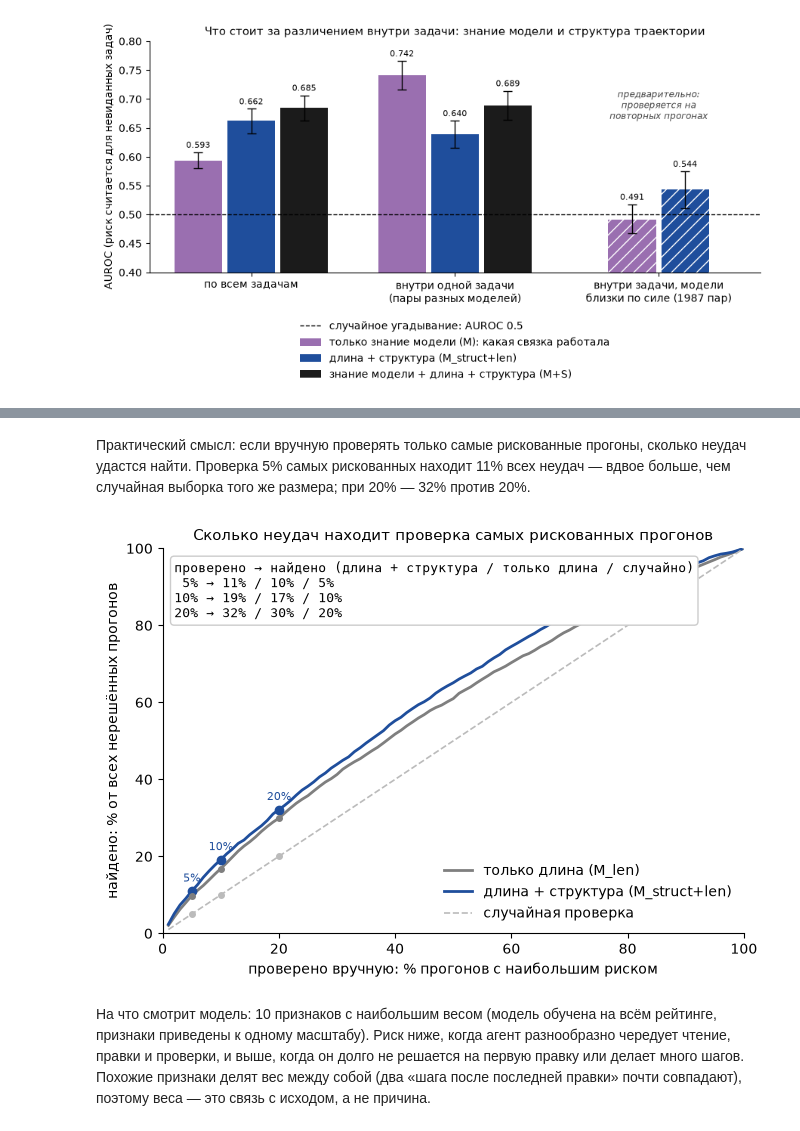
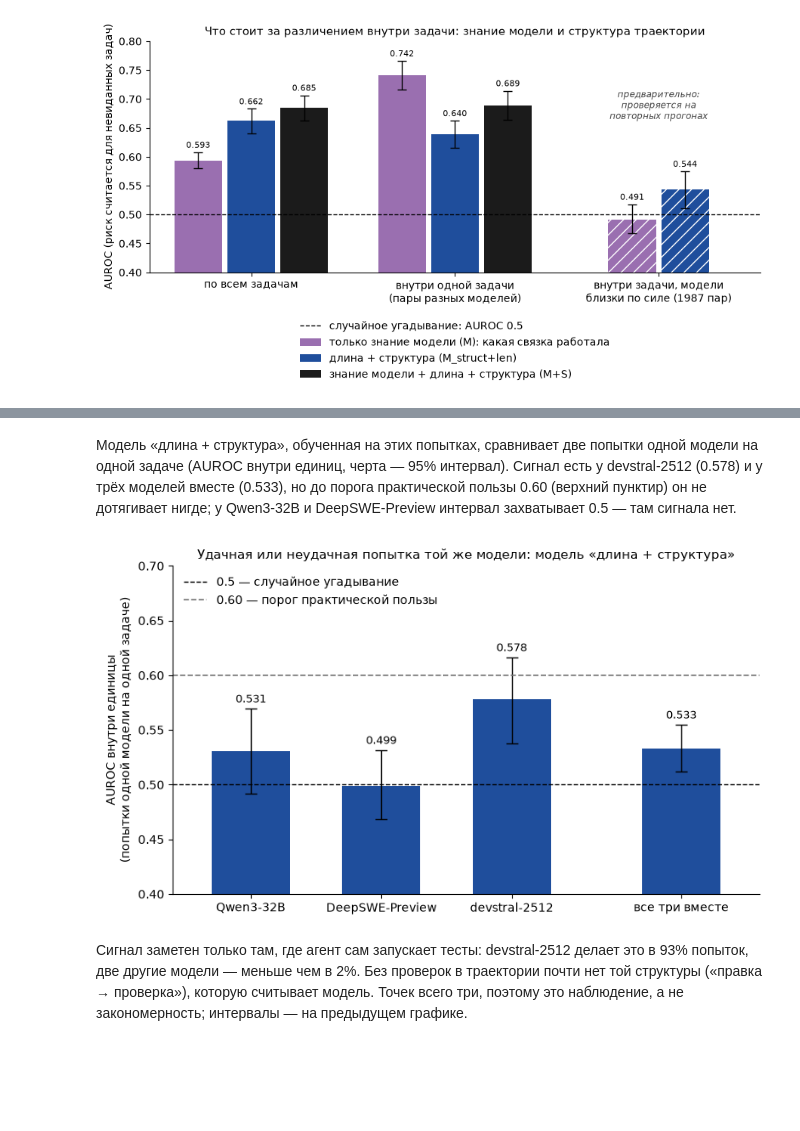
Before and after one commit to Kiruha667/diss, a Jupyter notebook: notebooks/visual_demo.ipynb, the cells around one changed output, grey strips where cells are left out. Cells and saved outputs as stored; diff of their text form; code cells hidden in the pictures; blank space fills up the shorter version.

```diff
--- a/notebooks/visual_demo.ipynb
+++ b/notebooks/visual_demo.ipynb
@@ -32,7 +32,7 @@ from pathlib import Path
 T0 = time.time()
 SEED = 42
 REPO = "Kiruha667/diss"
-DATA_REF = "caf70577556af8216c48f44937b32528482925dc"  # commit of the data files
+DATA_REF = "f4a310123517633447f15b50adf97e8a6ccc04d9"  # commit of the data files
 # VISUAL_DEMO_BASE_URL overrides the location (used for the local test run)
 BASE_URL = os.environ.get("VISUAL_DEMO_BASE_URL", f"https://raw.githubusercontent.com/{REPO}/{DATA_REF}")
 EXPECTED_SHA256 = {
@@ -43,7 +43,9 @@ EXPECTED_SHA256 = {
     "own_data/eval/own-v1.1_mini-v1.17.1_glm-4.6_pilot_r2_pylint-dev__pylint-6386/pylint-dev__pylint-6386/report.json": "637f9d692a87d4d458116f7e61a312605611ffd2debd76b6de03564ca95bb73e",
     "demo_lib/__init__.py": "ac4333b887076a649ecb421318d3132fb1205d4556abb7dce816084893e57b47",
     "demo_lib/phases.py": "e10b7ed305ce863a2f5adb48eca6a9c5d599f58173da73ae88f2fa9be0120391",
-    "demo_lib/features.py": "6ba5908feda4c022b05fa5698d882919b2d53c866e3d45db40158a466b16bd94"
+    "demo_lib/features.py": "6ba5908feda4c022b05fa5698d882919b2d53c866e3d45db40158a466b16bd94",
+    "outputs/e8_metrics.csv": "c4f0cd8990f9c3f92a50489702ea2c6e0cd34d722ef411a9ddb02a8a8646a377",
+    "outputs/e8_summary.json": "9d3f01bd5e208708976fac2a1ad115f1419b0cdfb656bfa21e471dd704333f48"
 }
 DATA = Path("visual_demo_data")
 
@@ -538,38 +566,31 @@ plt.show()
 # %% [markdown]
-Практический смысл: если вручную проверять только самые рискованные прогоны, сколько неудач удастся найти. Проверка
-5% самых рискованных находит 11% всех неудач — вдвое больше, чем случайная выборка того же размера; при 20% — 32%
-против 20%.
+Модель «длина + структура», обученная на этих попытках, сравнивает две попытки одной модели на одной задаче (AUROC
+внутри единиц, черта — 95% интервал). Сигнал есть у devstral-2512 (0.578) и у трёх моделей вместе (0.533), но до порога
+практической пользы 0.60 (верхний пунктир) он не дотягивает нигде; у Qwen3-32B и DeepSWE-Preview интервал захватывает
+0.5 — там сигнала нет.
 # %%
-ks = np.arange(1, 101)
-total_bad = y.sum()
-order = {m: np.argsort(-risk[m], kind="mergesort") for m in MODELS}
-found = {m: np.array([y[order[m][:math.ceil(k / 100 * len(y))]].sum() / total_bad for k in ks]) for m in MODELS}
-fig, ax = plt.subplots(figsize=(7.5, 5))
-for name in MODELS:
-    ax.plot(ks, found[name] * 100, color=MODEL_COLOR[name], lw=2, label=MODEL_NAME[name])
-ax.plot(ks, ks, ls="--", color="#bbbbbb", lw=1.2, label="случайная проверка")
-lines = ["проверено → найдено (длина + структура / только длина / случайно)"]
-for k in (5, 10, 20):
-    v, v0 = found["M_struct+len"][k - 1] * 100, found["M_len"][k - 1] * 100
-    ax.plot(k, v, "o", color=MODEL_COLOR["M_struct+len"])
-    ax.plot(k, v0, "o", color=MODEL_COLOR["M_len"], ms=4)
-    ax.plot(k, k, "o", color="#bbbbbb", ms=4)
-    ax.text(k, v + 2.5, f"{k}%", ha="center", fontsize=8, color=MODEL_COLOR["M_struct+len"])
-    lines.append(f"{k:>2d}% → {v:.0f}% / {v0:.0f}% / {k}%")
-ax.text(2, 97, "\n".join(lines), va="top", fontsize=9, family="monospace",
-        bbox={"boxstyle": "round", "facecolor": "white", "edgecolor": "#cccccc"})
-ax.set_xlim(0, 100)
-ax.set_ylim(0, 100)
-ax.set_xlabel("проверено вручную: % прогонов с наибольшим риском")
-ax.set_ylabel("найдено: % от всех нерешённых прогонов")
-ax.set_title("Сколько неудач находит проверка самых рискованных прогонов")
-ax.legend(loc="lower right", frameon=False)
+order8 = SETTINGS8 + ["all"]
+xs8 = [0, 1, 2, 3.3]
+fig, ax = plt.subplots(figsize=(8, 4.6))
+for x, s in zip(xs8, order8):
+    r = p2.loc[s]
+    ax.bar(x, r.value, 0.6, color=MODEL_COLOR["M_struct+len"])
+    ax.errorbar(x, r.value, yerr=[[r.value - r.ci_lo], [r.ci_hi - r.value]], color="black", capsize=5, lw=1)
+    ax.text(x, r.ci_hi + 0.006, f"{r.value:.3f}", ha="center", fontsize=9)
+ax.axhline(0.5, color="black", lw=1, ls="--", label="0.5 — случайное угадывание")
+ax.axhline(0.60, color="#777777", lw=1.2, ls="--", label="0.60 — порог практической пользы")
+ax.set_xticks(xs8, [SETTING_NAME[s] for s in order8])
+ax.set_xlim(-0.6, 3.9)
+ax.set_ylim(0.4, 0.7)
+ax.set_ylabel("AUROC внутри единицы\n(попытки одной модели на одной задаче)")
+ax.set_title("Удачная или неудачная попытка той же модели: модель «длина + структура»")
+ax.legend(loc="upper left", frameon=False)
+plt.tight_layout()
 plt.show()
 # %% [output]
-[figure, old version]
+[figure, new version]
 # %% [markdown]
-На что смотрит модель: 10 признаков с наибольшим весом (модель обучена на всём рейтинге, признаки приведены к одному
-масштабу). Риск ниже, когда агент разнообразно чередует чтение, правки и проверки, и выше, когда он долго не решается
-на первую правку или делает много шагов. Похожие признаки делят вес между собой (два «шага после последней правки»
-почти совпадают), поэтому веса — это связь с исходом, а не причина.
+Сигнал заметен только там, где агент сам запускает тесты: devstral-2512 делает это в 93% попыток, две другие модели —
+меньше чем в 2%. Без проверок в траектории почти нет той структуры («правка → проверка»), которую считывает модель.
+Точек всего три, поэтому это наблюдение, а не закономерность; интервалы — на предыдущем графике.
 # %%
```
Also changed, not shown: parts of 26 cells of this notebook, 2 other files.
